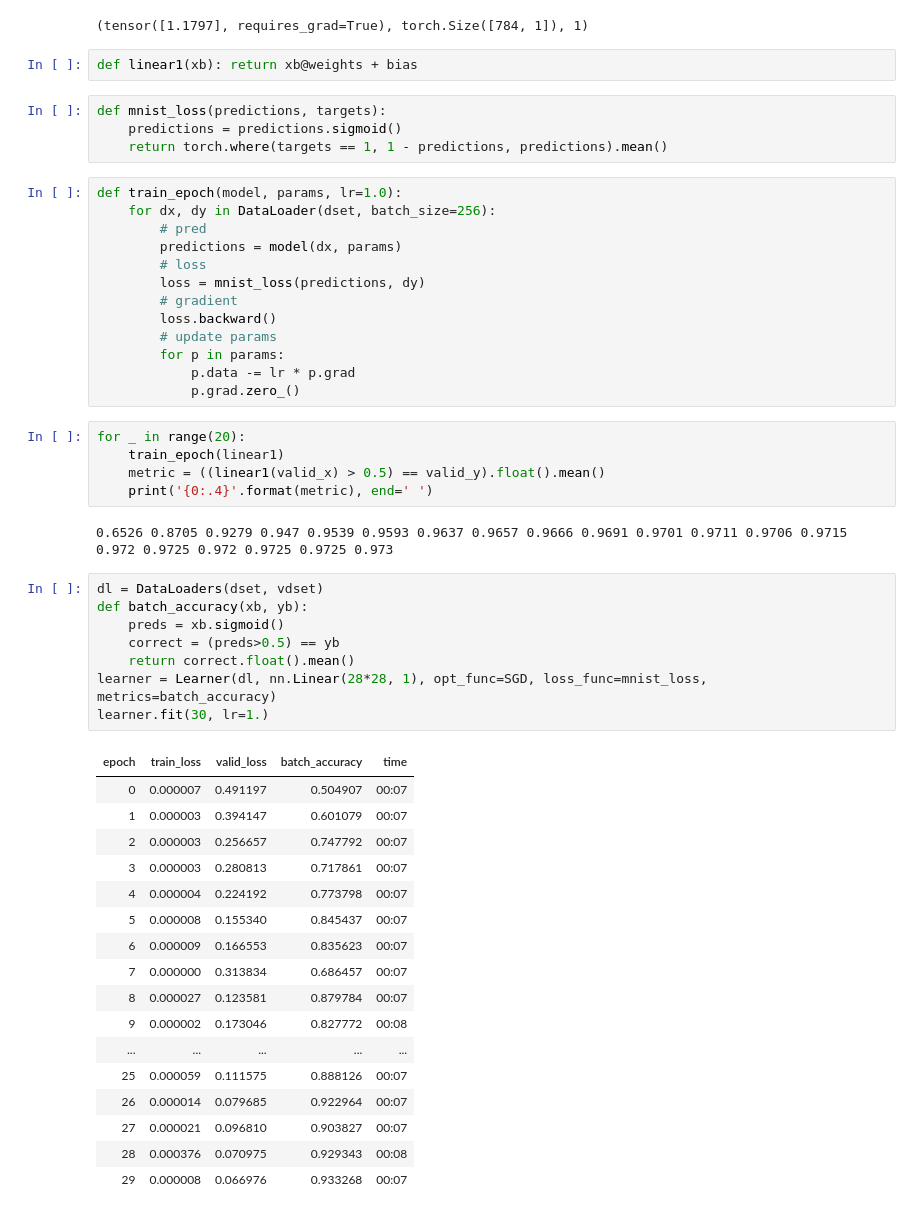
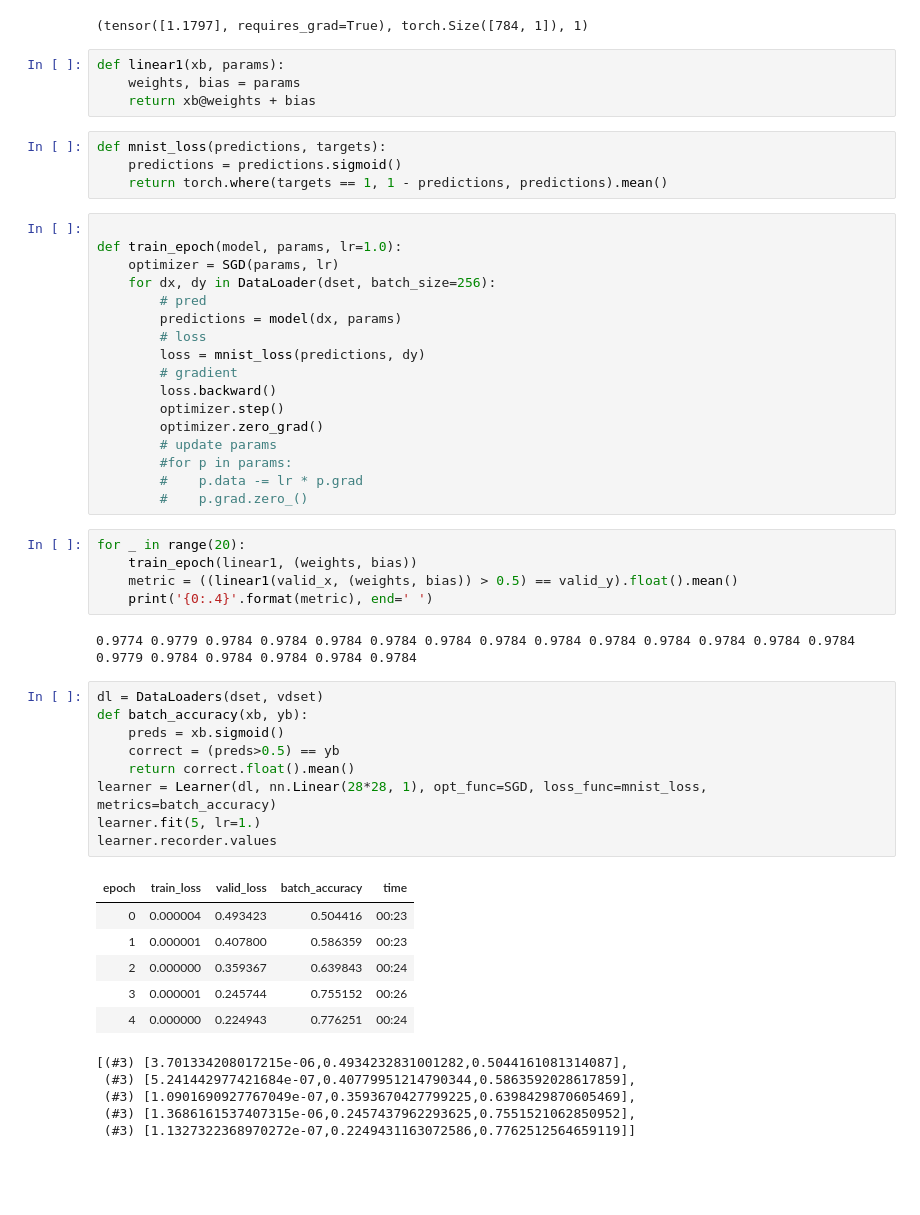
Before and after one commit to artkpv/fastbook, a Jupyter notebook: 04_mnist_basics_reproducing.ipynb, the cells around one changed output. Cells and saved outputs as stored; diff of their text form; blank space fills up the shorter version.

```diff
--- a/04_mnist_basics_reproducing.ipynb
+++ b/04_mnist_basics_reproducing.ipynb
@@ -150,13 +150,17 @@ bias, weights.shape, len(weights[0])
 # %% [output]
 (tensor([1.1797], requires_grad=True), torch.Size([784, 1]), 1)
 # %%
-def linear1(xb): return xb@weights + bias
+def linear1(xb, params):
+    weights, bias = params
+    return xb@weights + bias
 # %%
 def mnist_loss(predictions, targets):
     predictions = predictions.sigmoid()
     return torch.where(targets == 1, 1 - predictions, predictions).mean()
 # %%
+
 def train_epoch(model, params, lr=1.0):
+    optimizer = SGD(params, lr)
     for dx, dy in DataLoader(dset, batch_size=256):
         # pred
         predictions = model(dx, params)
@@ -164,40 +168,37 @@ def train_epoch(model, params, lr=1.0):
         loss = mnist_loss(predictions, dy)
         # gradient
         loss.backward()
+        optimizer.step()
+        optimizer.zero_grad()
         # update params
-        for p in params:
-            p.data -= lr * p.grad
-            p.grad.zero_()
+        #for p in params:
+        #    p.data -= lr * p.grad
+        #    p.grad.zero_()
 # %%
 for _ in range(20):
-    train_epoch(linear1)
-    metric = ((linear1(valid_x) > 0.5) == valid_y).float().mean()
+    train_epoch(linear1, (weights, bias))
+    metric = ((linear1(valid_x, (weights, bias)) > 0.5) == valid_y).float().mean()
     print('{0:.4}'.format(metric), end=' ')
 # %% [output]
-0.6526 0.8705 0.9279 0.947 0.9539 0.9593 0.9637 0.9657 0.9666 0.9691 0.9701 0.9711 0.9706 0.9715 0.972 0.9725 0.972 0.9725 0.9725 0.973
+0.9774 0.9779 0.9784 0.9784 0.9784 0.9784 0.9784 0.9784 0.9784 0.9784 0.9784 0.9784 0.9784 0.9784 0.9779 0.9784 0.9784 0.9784 0.9784 0.9784
 # %%
 dl = DataLoaders(dset, vdset)
 def batch_accuracy(xb, yb):
     preds = xb.sigmoid()
     correct = (preds>0.5) == yb
     return correct.float().mean()
 learner = Learner(dl, nn.Linear(28*28, 1), opt_func=SGD, loss_func=mnist_loss, metrics=batch_accuracy)
-learner.fit(30, lr=1.)
+learner.fit(5, lr=1.)
+learner.recorder.values
 # %% [output]
 | epoch | train_loss | valid_loss | batch_accuracy | time |
-| 0 | 0.000007 | 0.491197 | 0.504907 | 00:07 |
-| 1 | 0.000003 | 0.394147 | 0.601079 | 00:07 |
-| 2 | 0.000003 | 0.256657 | 0.747792 | 00:07 |
-| 3 | 0.000003 | 0.280813 | 0.717861 | 00:07 |
-| 4 | 0.000004 | 0.224192 | 0.773798 | 00:07 |
-| 5 | 0.000008 | 0.155340 | 0.845437 | 00:07 |
-| 6 | 0.000009 | 0.166553 | 0.835623 | 00:07 |
-| 7 | 0.000000 | 0.313834 | 0.686457 | 00:07 |
-| 8 | 0.000027 | 0.123581 | 0.879784 | 00:07 |
-| 9 | 0.000002 | 0.173046 | 0.827772 | 00:08 |
-| ... | ... | ... | ... | ... |
-| 25 | 0.000059 | 0.111575 | 0.888126 | 00:07 |
-| 26 | 0.000014 | 0.079685 | 0.922964 | 00:07 |
-| 27 | 0.000021 | 0.096810 | 0.903827 | 00:07 |
-| 28 | 0.000376 | 0.070975 | 0.929343 | 00:08 |
-| 29 | 0.000008 | 0.066976 | 0.933268 | 00:07 |
+| 0 | 0.000004 | 0.493423 | 0.504416 | 00:23 |
+| 1 | 0.000001 | 0.407800 | 0.586359 | 00:23 |
+| 2 | 0.000000 | 0.359367 | 0.639843 | 00:24 |
+| 3 | 0.000001 | 0.245744 | 0.755152 | 00:26 |
+| 4 | 0.000000 | 0.224943 | 0.776251 | 00:24 |
+[(#3) [3.701334208017215e-06,0.4934232831001282,0.5044161081314087],
+ (#3) [5.241442977421684e-07,0.40779951214790344,0.5863592028617859],
+ (#3) [1.0901690927767049e-07,0.3593670427799225,0.6398429870605469],
+ (#3) [1.3686161537407315e-06,0.2457437962293625,0.7551521062850952],
+ (#3) [1.1327322368970272e-07,0.2249431163072586,0.7762512564659119]]
```
Also changed, not shown: parts of 5 cells of this notebook, 5 other files.
